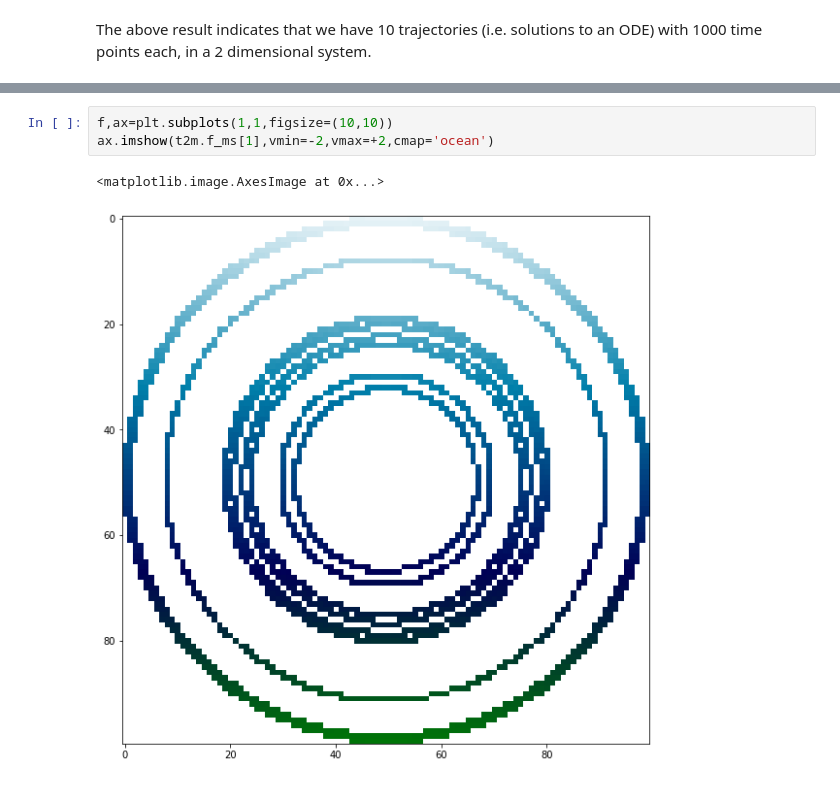
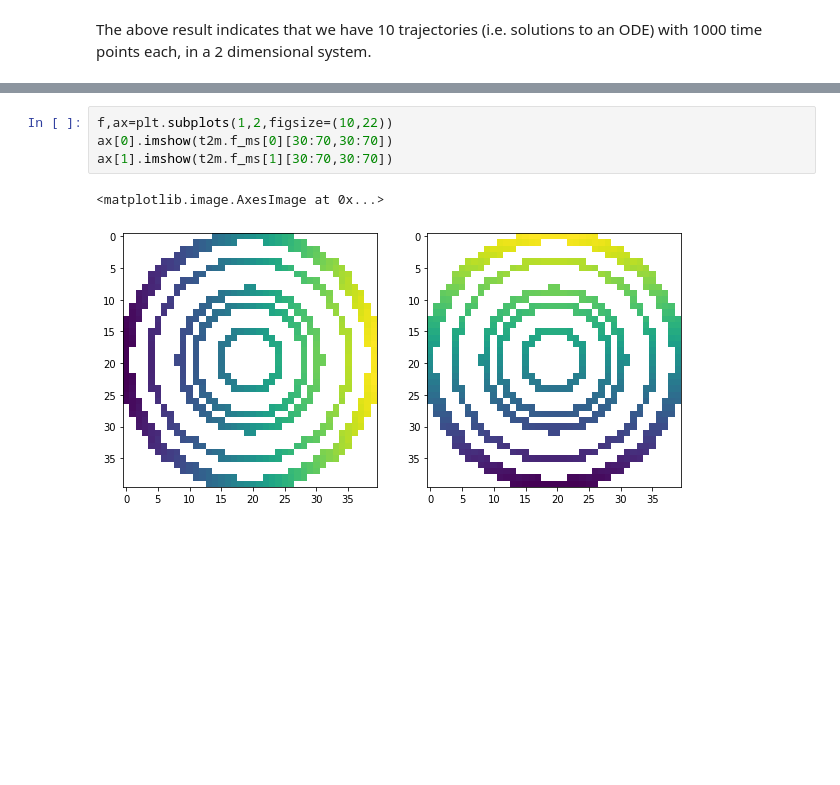
Before and after one commit to maimanuel/sparseodes, a Jupyter notebook: nbs/00_traj_to_meas.ipynb, the cells around one changed output, grey strips where cells are left out. Drawn from its saved outputs; the diff is of its cells as text; blank space fills up the shorter version.

Commit message:
fixinf index visuals

```diff
--- a/nbs/00_traj_to_meas.ipynb
+++ b/nbs/00_traj_to_meas.ipynb
@@ -215,6 +204,7 @@ for i in range(N):
 # %%
-f,ax=plt.subplots(1,1,figsize=(10,10))
-ax.imshow(t2m.f_ms[1],vmin=-2,vmax=+2,cmap='ocean')
+f,ax=plt.subplots(1,2,figsize=(10,22))
+ax[0].imshow(t2m.f_ms[0][30:70,30:70])
+ax[1].imshow(t2m.f_ms[1][30:70,30:70])
 # %% [output]
 <matplotlib.image.AxesImage at 0x...>
-[figure, old version]
+[figure, new version]
```
Also changed, not shown: parts of 5 cells of this notebook, 6 other files.
